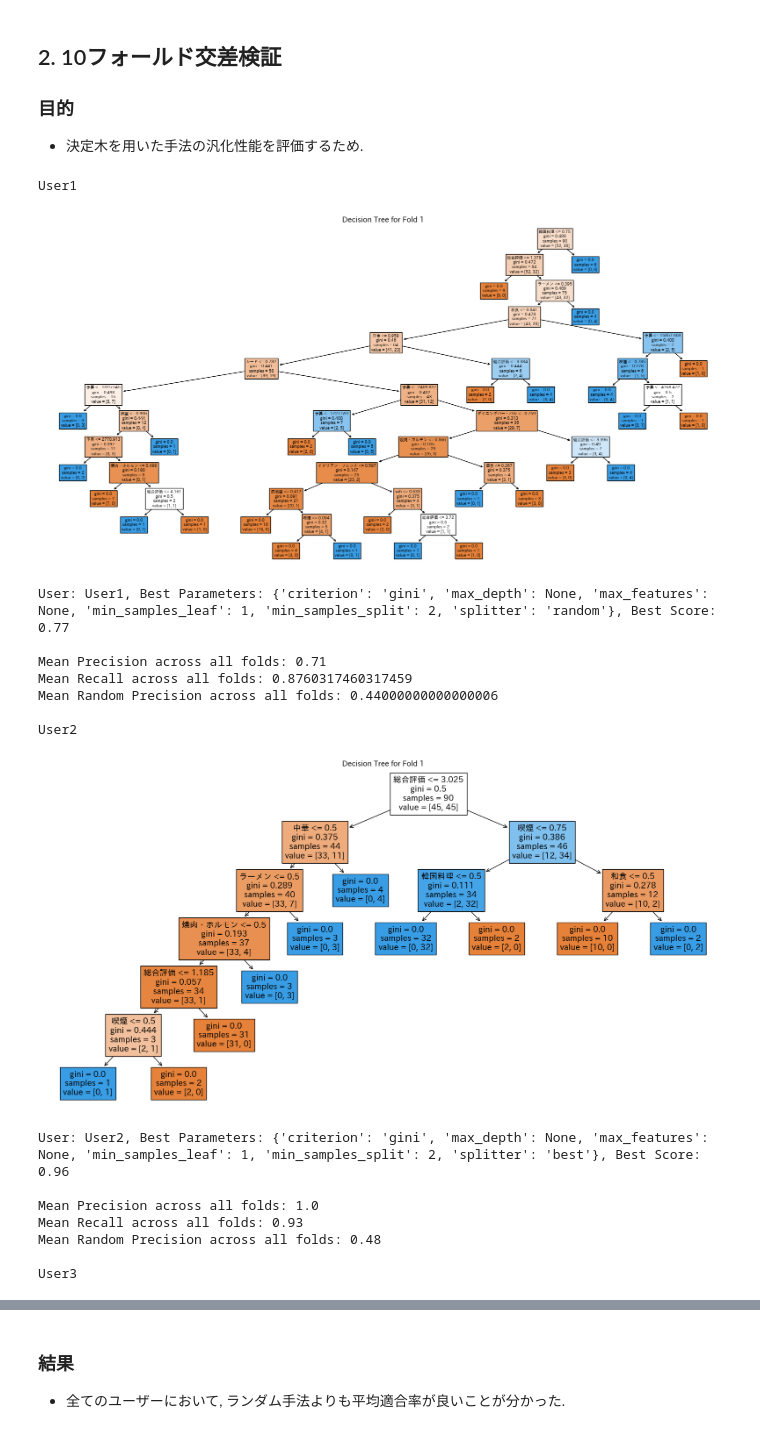
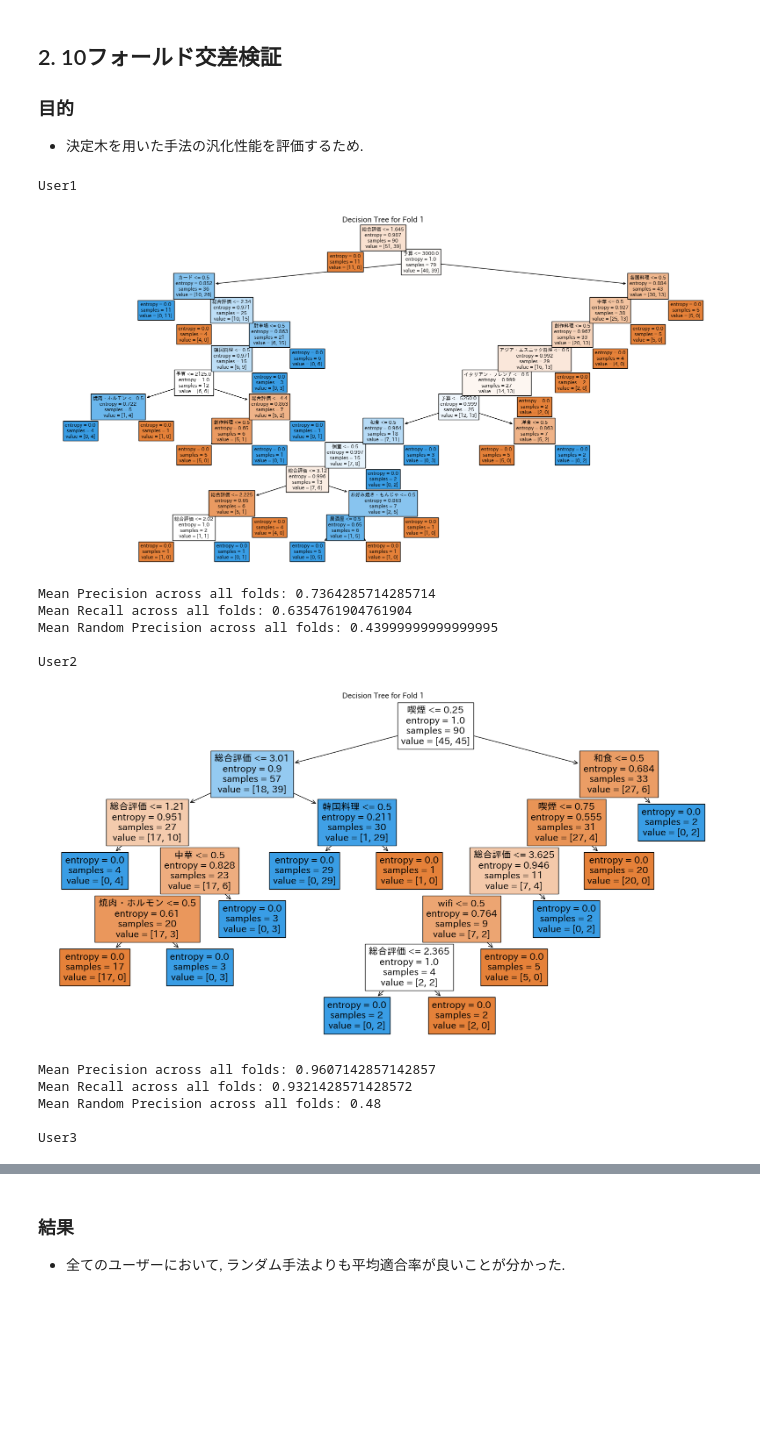
Before and after one commit to Ryosuke1025/RecommenderAlgorithm, a Jupyter notebook: recommender.ipynb, the cells around one changed output, grey strips where cells are left out. Cells and saved outputs as stored; diff of their text form; code cells hidden in the pictures; blank space fills up the shorter version.

```diff
--- a/recommender.ipynb
+++ b/recommender.ipynb
@@ -62,13 +62,12 @@ results = {
 # %%
 from sklearn.tree import DecisionTreeClassifier, plot_tree
 from sklearn.model_selection import KFold
-from sklearn.metrics import accuracy_score, precision_score, recall_score, f1_score
-from sklearn.model_selection import GridSearchCV
+from sklearn.metrics import accuracy_score, precision_score, recall_score
 import matplotlib.pyplot as plt
 import japanize_matplotlib
 
  # KFoldインスタンスを初期化
-kf = KFold(n_splits=10, shuffle=True, random_state=41)
+kf = KFold(n_splits=10, shuffle=True, random_state=40)
 
 # NumPy配列をリスト形式の文字列に変換する関数
 def array_to_list_string(array):
@@ -83,27 +82,7 @@ def array_to_list_string(array):
     return '[' + ', '.join(formatted_array) + ']'
 
 def crossValidation(user_ratings_np, user_name):
-    # 決定木のハイパーパラメータのグリッドを定義
-    param_grid = {
-        'criterion': ['gini', 'entropy'],
-        'max_depth': [None] + list(range(5, 31, 5)),
-        'min_samples_split': range(2, 11, 2),
-        'min_samples_leaf': range(1, 5),
-        'max_features': [None, 'sqrt', 'log2'],
-        'splitter': ['best', 'random']
-    }
-
-    # GridSearchCVでの決定木の初期化
-    grid_search = GridSearchCV(DecisionTreeClassifier(random_state=42), param_grid, cv=kf, scoring='accuracy')
-
-    # グリッドサーチを実行
-    grid_search.fit(features_np, user_ratings_np)
-
-    # 最適な決定木モデルを取得
-    best_tree = grid_search.best_estimator_
-
-    # ランダム手法の適合率を格納するリスト
-    random_precisions = []
+    dtc = DecisionTreeClassifier(random_state=42, criterion='entropy')
 
     # フォールド番号を1から始めるためのカウンター
     fold_counter = 1
@@ -115,71 +94,59 @@ def crossValidation(user_ratings_np, user_name):
         y_train, y_test = user_ratings_np[train_index], user_ratings_np[test_index]
 
         # 決定木の分類器を作成し、トレーニングデータにフィット
-        best_tree.fit(X_train, y_train)
+        dtc.fit(X_train, y_train)
 
         # テストデータに対する予測
-        predictions = best_tree.predict(X_test)
+        predictions = dtc.predict(X_test)
 
         # 適合率を計算し、リストに追加
         accuracy = accuracy_score(y_test, predictions)
         precision = precision_score(y_test, predictions, zero_division=0)
         recall = recall_score(y_test, predictions, zero_division=0)
-        f1 = f1_score(y_test, predictions)
 
         # 再現率を計算し、リストに追加
-        results[user_name]["Decision Tree"]["Accuracy"].append(accuracy)
         results[user_name]["Decision Tree"]["Precision"].append(precision)
         results[user_name]["Decision Tree"]["Recall"].append(recall)
-        results[user_name]["Decision Tree"]["F1"].append(f1)
 
         # テストセットに含まれる陽性クラスの割合を計算し、リストに追加
         positive_class_ratio = np.mean(y_test)
         results[user_name]["Random"]["Precision"].append(positive_class_ratio)
 
         # 決定木のプロット
         if fold_counter == 1:
             plt.figure(figsize=(20,10))
-            plot_tree(best_tree, filled=True, feature_names=feature_names)
+            plot_tree(dtc, filled=True, feature_names=feature_names)
             plt.title(f'Decision Tree for Fold {fold_counter}')
             plt.show()
 
         # 次のフォールドへのカウンターを増やす
         fold_counter += 1
-
-    # 最適なハイパーパラメータとそのスコアを表示
-    print(f"User: {user_name}, Best Parameters: {grid_search.best_params_}, Best Score: {grid_search.best_score_}\n")
 
     # 全フォールドでの平均正解率を出力
     mean_precision = np.mean(results[user_name]["Decision Tree"]["Precision"])
     mean_recall = np.mean(results[user_name]["Decision Tree"]["Recall"])
     mean_random_precisions = np.mean(results[user_name]["Random"]["Precision"])
     print(f'Mean Precision across all folds: {mean_precision}')
     print(f'Mean Recall across all folds: {mean_recall}')
     print(f'Mean Random Precision across all folds: {mean_random_precisions}\n')
 
-    return random_precisions
-
 print("User1")
-random1_predisions = crossValidation(user1_ratings_np, "User1")
+crossValidation(user1_ratings_np, "User1")
 print("User2")
-random2_predisions= crossValidation(user2_ratings_np, "User2")
+crossValidation(user2_ratings_np, "User2")
 print("User3")
-random3_predisions = crossValidation(user3_ratings_np, "User3")
+crossValidation(user3_ratings_np, "User3")
 # %% [output]
 User1
-[figure, old version]
+[figure, new version]
-User: User1, Best Parameters: {'criterion': 'gini', 'max_depth': None, 'max_features': None, 'min_samples_leaf': 1, 'min_samples_split': 2, 'splitter': 'random'}, Best Score: 0.77
-
-Mean Precision across all folds: 0.71
-Mean Recall across all folds: 0.8760317460317459
-Mean Random Precision across all folds: 0.44000000000000006
+Mean Precision across all folds: 0.7364285714285714
+Mean Recall across all folds: 0.6354761904761904
+Mean Random Precision across all folds: 0.43999999999999995
 
 User2
-[figure, old version]
+[figure, new version]
-User: User2, Best Parameters: {'criterion': 'gini', 'max_depth': None, 'max_features': None, 'min_samples_leaf': 1, 'min_samples_split': 2, 'splitter': 'best'}, Best Score: 0.96
-
-Mean Precision across all folds: 1.0
-Mean Recall across all folds: 0.93
+Mean Precision across all folds: 0.9607142857142857
+Mean Recall across all folds: 0.9321428571428572
 Mean Random Precision across all folds: 0.48
 
 User3
```
Also changed, not shown: parts of 15 cells of this notebook, 1 other file.
